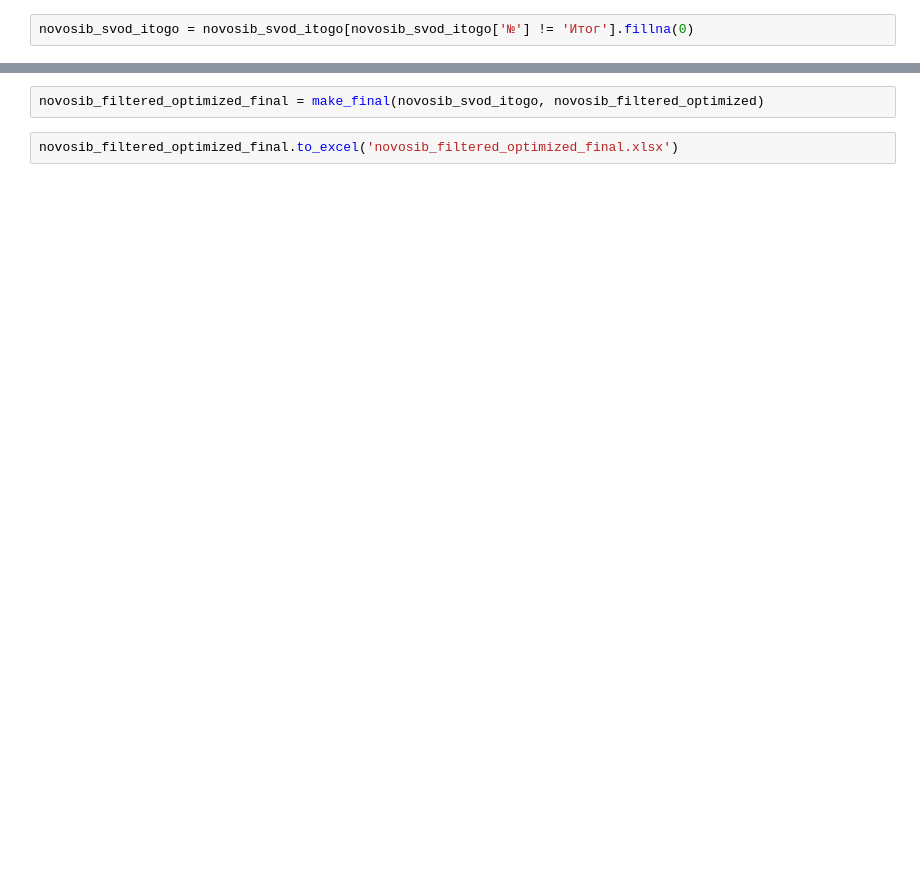
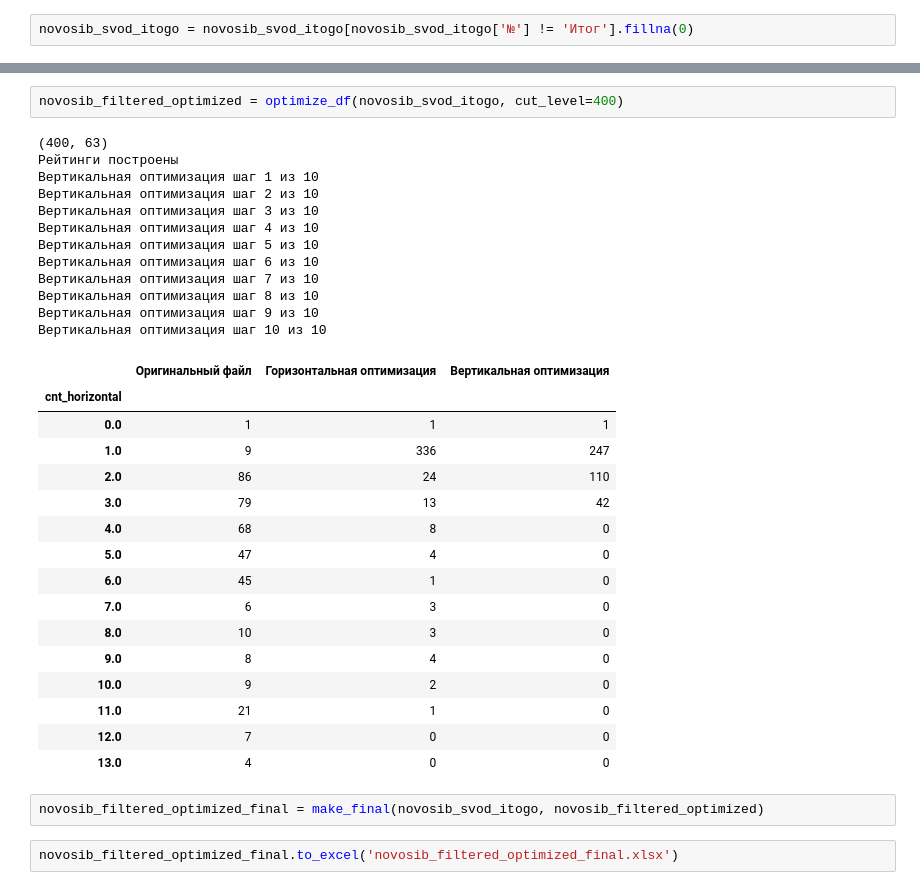
Before and after one commit to mamedovramil/Geoservice-data-analysis, a Jupyter notebook: 2gis.ipynb, the cells around one changed output, grey strips where cells are left out. Saved outputs shown, nothing was run; the diff lists cells and outputs as text; blank space fills up the shorter version.

```diff
--- a/2gis.ipynb
+++ b/2gis.ipynb
@@ -902,3 +1005,34 @@ novosib_filtered_optimized = optimize_df(novosib_svod_itogo_filtered, cut_level=
+# %%
+novosib_filtered_optimized = optimize_df(novosib_svod_itogo, cut_level=400)
+# %% [output]
+(400, 63)
+Рейтинги построены
+Вертикальная оптимизация шаг 1 из 10
+Вертикальная оптимизация шаг 2 из 10
+Вертикальная оптимизация шаг 3 из 10
+Вертикальная оптимизация шаг 4 из 10
+Вертикальная оптимизация шаг 5 из 10
+Вертикальная оптимизация шаг 6 из 10
+Вертикальная оптимизация шаг 7 из 10
+Вертикальная оптимизация шаг 8 из 10
+Вертикальная оптимизация шаг 9 из 10
+Вертикальная оптимизация шаг 10 из 10
+|  | Оригинальный файл | Горизонтальная оптимизация | Вертикальная оптимизация |
+| cnt_horizontal |  |  |  |
+| 0.0 | 1 | 1 | 1 |
+| 1.0 | 9 | 336 | 247 |
+| 2.0 | 86 | 24 | 110 |
+| 3.0 | 79 | 13 | 42 |
+| 4.0 | 68 | 8 | 0 |
+| 5.0 | 47 | 4 | 0 |
+| 6.0 | 45 | 1 | 0 |
+| 7.0 | 6 | 3 | 0 |
+| 8.0 | 10 | 3 | 0 |
+| 9.0 | 8 | 4 | 0 |
+| 10.0 | 9 | 2 | 0 |
+| 11.0 | 21 | 1 | 0 |
+| 12.0 | 7 | 0 | 0 |
+| 13.0 | 4 | 0 | 0 |
 # %%
 novosib_filtered_optimized_final = make_final(novosib_svod_itogo, novosib_filtered_optimized)
 # %%
```
Also changed, not shown: parts of 22 cells of this notebook.
